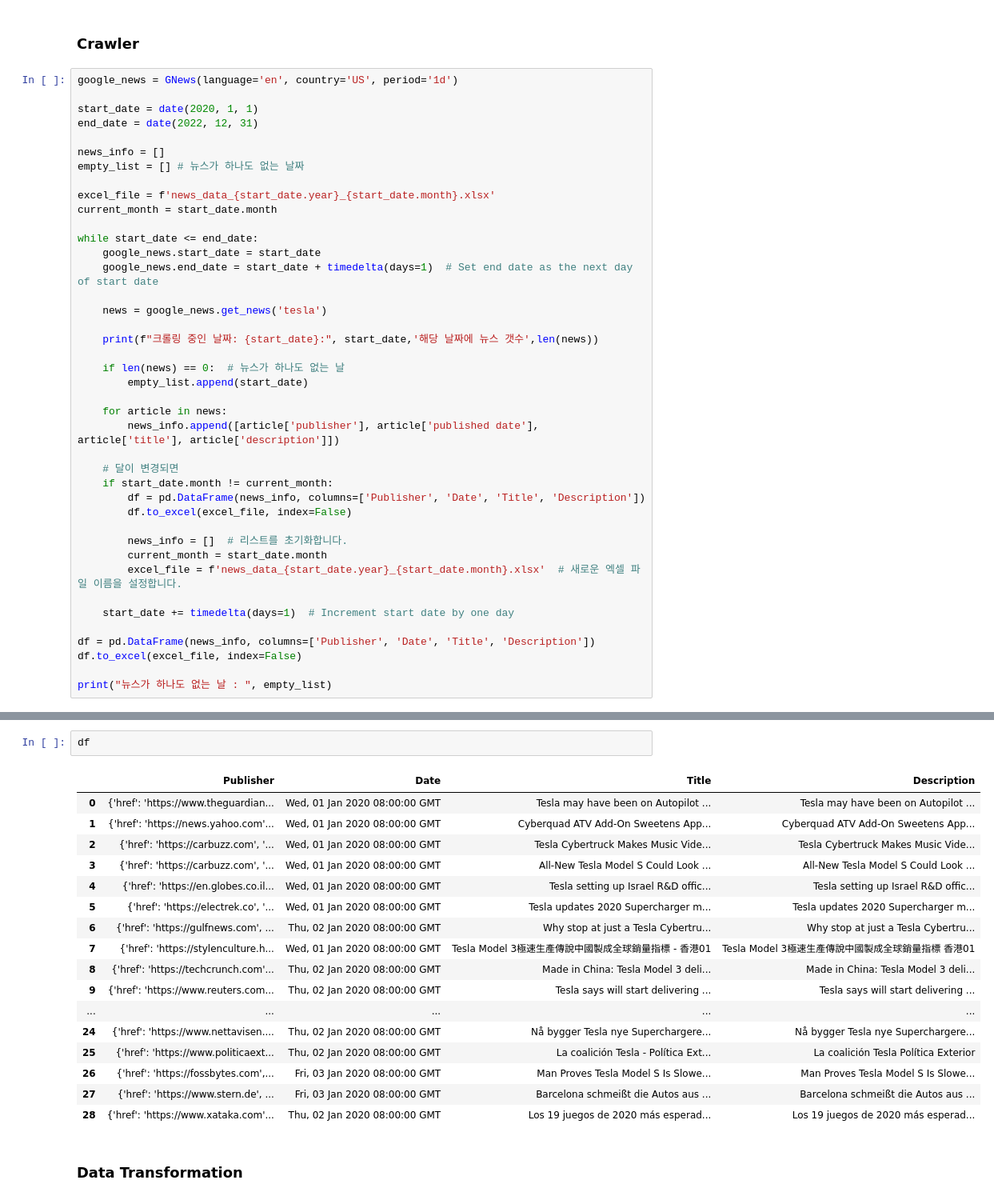
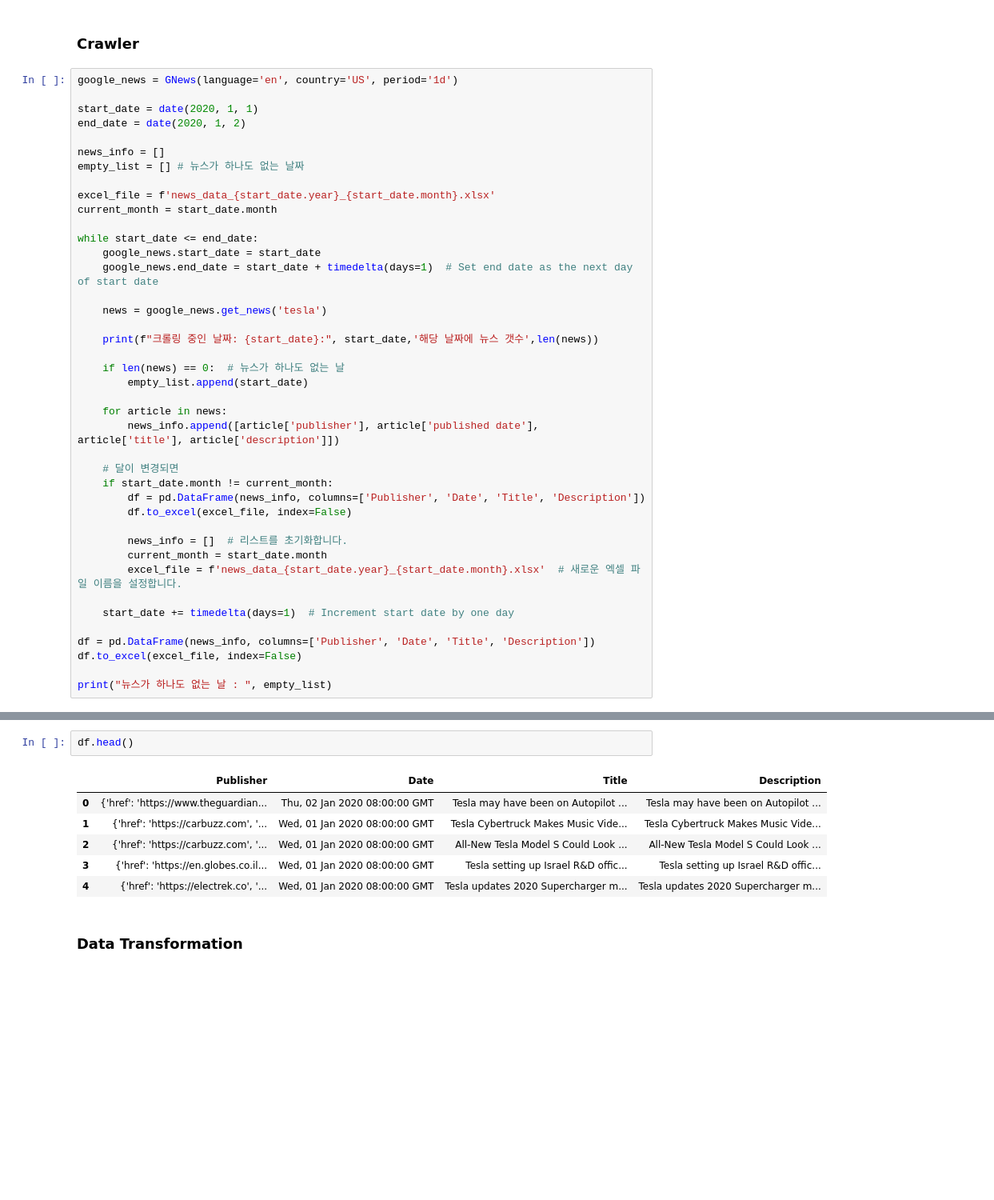
Before and after one commit to geun-hyoung/StockPredictionByTextMining, a Jupyter notebook: Text_analysis.ipynb, the cells around one changed output, grey strips where cells are left out. Shown: that part at 80% size. Saved outputs shown, nothing was run; the diff lists cells and outputs as text; blank space fills up the shorter version.

```diff
--- a/Text_analysis.ipynb
+++ b/Text_analysis.ipynb
@@ -16,7 +16,7 @@ import ast
 google_news = GNews(language='en', country='US', period='1d')
 
 start_date = date(2020, 1, 1)
-end_date = date(2022, 12, 31)
+end_date = date(2020, 1, 2)
 
 news_info = []
 empty_list = [] # 뉴스가 하나도 없는 날짜
@@ -62,23 +62,12 @@ Period (1d) will be ignored in favour of the start and end dates
 # %%
-df
+df.head()
 # %% [output]
 |  | Publisher | Date | Title | Description |
-| 0 | {'href': 'https://www.theguardian... | Wed, 01 Jan 2020 08:00:00 GMT | Tesla may have been on Autopilot ... | Tesla may have been on Autopilot ... |
-| 1 | {'href': 'https://news.yahoo.com'... | Wed, 01 Jan 2020 08:00:00 GMT | Cyberquad ATV Add-On Sweetens App... | Cyberquad ATV Add-On Sweetens App... |
-| 2 | {'href': 'https://carbuzz.com', '... | Wed, 01 Jan 2020 08:00:00 GMT | Tesla Cybertruck Makes Music Vide... | Tesla Cybertruck Makes Music Vide... |
-| 3 | {'href': 'https://carbuzz.com', '... | Wed, 01 Jan 2020 08:00:00 GMT | All-New Tesla Model S Could Look ... | All-New Tesla Model S Could Look ... |
-| 4 | {'href': 'https://en.globes.co.il... | Wed, 01 Jan 2020 08:00:00 GMT | Tesla setting up Israel R&D offic... | Tesla setting up Israel R&D offic... |
-| 5 | {'href': 'https://electrek.co', '... | Wed, 01 Jan 2020 08:00:00 GMT | Tesla updates 2020 Supercharger m... | Tesla updates 2020 Supercharger m... |
-| 6 | {'href': 'https://gulfnews.com', ... | Thu, 02 Jan 2020 08:00:00 GMT | Why stop at just a Tesla Cybertru... | Why stop at just a Tesla Cybertru... |
-| 7 | {'href': 'https://stylenculture.h... | Wed, 01 Jan 2020 08:00:00 GMT | Tesla Model 3極速生產傳說中國製成全球銷量指標 - 香港01 | Tesla Model 3極速生產傳說中國製成全球銷量指標 香港01 |
-| 8 | {'href': 'https://techcrunch.com'... | Thu, 02 Jan 2020 08:00:00 GMT | Made in China: Tesla Model 3 deli... | Made in China: Tesla Model 3 deli... |
-| 9 | {'href': 'https://www.reuters.com... | Thu, 02 Jan 2020 08:00:00 GMT | Tesla says will start delivering ... | Tesla says will start delivering ... |
-| ... | ... | ... | ... | ... |
-| 24 | {'href': 'https://www.nettavisen.... | Thu, 02 Jan 2020 08:00:00 GMT | Nå bygger Tesla nye Superchargere... | Nå bygger Tesla nye Superchargere... |
-| 25 | {'href': 'https://www.politicaext... | Thu, 02 Jan 2020 08:00:00 GMT | La coalición Tesla - Política Ext... | La coalición Tesla Política Exterior |
-| 26 | {'href': 'https://fossbytes.com',... | Fri, 03 Jan 2020 08:00:00 GMT | Man Proves Tesla Model S Is Slowe... | Man Proves Tesla Model S Is Slowe... |
-| 27 | {'href': 'https://www.stern.de', ... | Fri, 03 Jan 2020 08:00:00 GMT | Barcelona schmeißt die Autos aus ... | Barcelona schmeißt die Autos aus ... |
-| 28 | {'href': 'https://www.xataka.com'... | Thu, 02 Jan 2020 08:00:00 GMT | Los 19 juegos de 2020 más esperad... | Los 19 juegos de 2020 más esperad... |
+| 0 | {'href': 'https://www.theguardian... | Thu, 02 Jan 2020 08:00:00 GMT | Tesla may have been on Autopilot ... | Tesla may have been on Autopilot ... |
+| 1 | {'href': 'https://carbuzz.com', '... | Wed, 01 Jan 2020 08:00:00 GMT | Tesla Cybertruck Makes Music Vide... | Tesla Cybertruck Makes Music Vide... |
+| 2 | {'href': 'https://carbuzz.com', '... | Wed, 01 Jan 2020 08:00:00 GMT | All-New Tesla Model S Could Look ... | All-New Tesla Model S Could Look ... |
+| 3 | {'href': 'https://en.globes.co.il... | Wed, 01 Jan 2020 08:00:00 GMT | Tesla setting up Israel R&D offic... | Tesla setting up Israel R&D offic... |
+| 4 | {'href': 'https://electrek.co', '... | Wed, 01 Jan 2020 08:00:00 GMT | Tesla updates 2020 Supercharger m... | Tesla updates 2020 Supercharger m... |
 # %% [markdown]
 ### Data Transformation
 # %%
```
Also changed, not shown: parts of 6 cells of this notebook, 3 other files.
